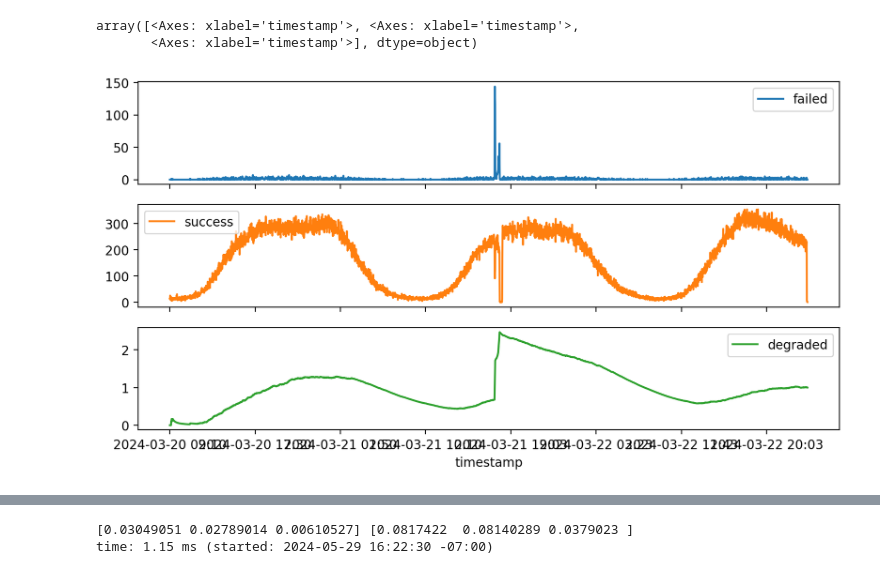
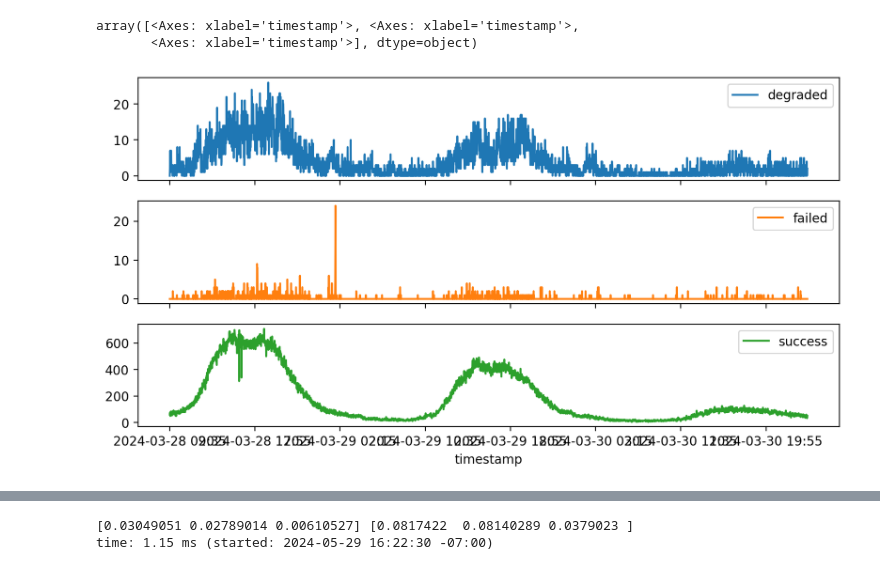
Before and after one commit to numaproj/numalogic, a Jupyter notebook: examples/fc.ipynb, the cells around one changed output, grey strips where cells are left out. Drawn from its saved outputs; the diff is of its cells as text; code cells hidden in the pictures.

```diff
--- a/examples/fc.ipynb
+++ b/examples/fc.ipynb
@@ -27,4 +27,4 @@ time: 822 ms (started: 2024-05-29 13:22:12 -07:00)
 # %%
-df = pd.read_csv("raw_pivoted.csv2.gz", compression="gzip", index_col=0)
+df = pd.read_csv("raw_pivoted.csv.gz", compression="gzip", index_col=0)
 df
 # %% [output]
@@ -46,5 +46,5 @@ time: 12.2 ms (started: 2024-05-29 16:23:14 -07:00)
 # %%
 df = df.fillna(0)
-df["degraded"] = df[["failed"]]
-df.plot(subplots=True)
+# df["degraded"] = df[["failed"]]
+# df.plot(subplots=True)
 # %% [output]
@@ -55,9 +52,8 @@ time: 301 ms (started: 2024-05-29 16:23:14 -07:00)
 # %%
 TEST_SPLIT_RATIO = 0.2
 df_train, df_test = df.iloc[:-int(TEST_SPLIT_RATIO * (len(df)))], df.iloc[-int(TEST_SPLIT_RATIO * (len(df))):]
-df_test["degraded"] = df_test["degraded"].ewm(span=1000).mean()
 df_test.plot(subplots=True)
 # %% [output]
 array([<Axes: xlabel='timestamp'>, <Axes: xlabel='timestamp'>,
        <Axes: xlabel='timestamp'>], dtype=object)
-[figure, old version]
+[figure, new version]
```
Also changed, not shown: parts of 31 cells of this notebook.
